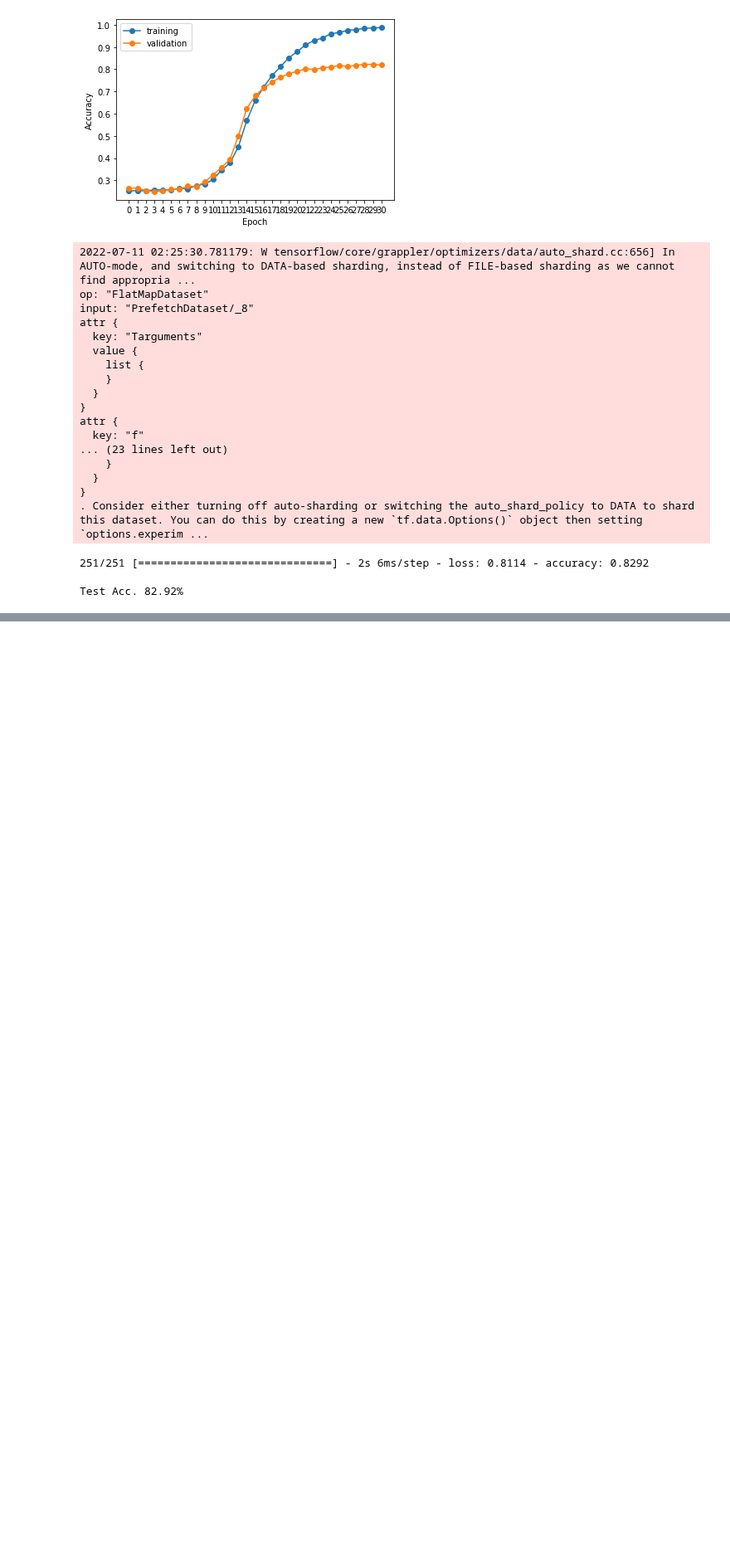
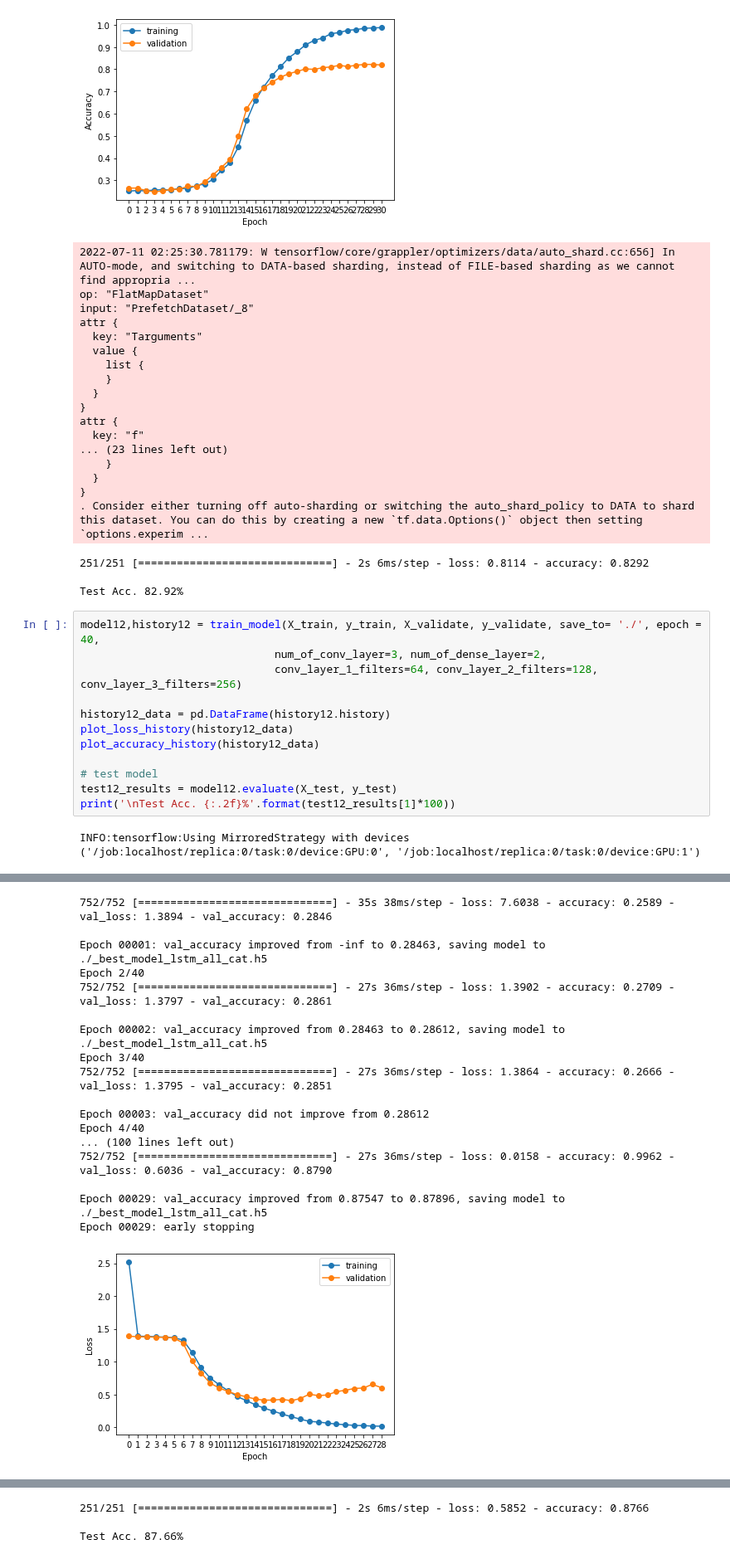
Before and after one commit to ronaldlee/eeg-feature-generation, a Jupyter notebook: CNN_model_on_GAMEEMO_features_dataset.ipynb, the cells around one changed output, grey strips where cells are left out. Shown at 83% size. Saved outputs shown, nothing was run; the diff lists cells and outputs as text; blank space fills up the shorter version.

```diff
--- a/CNN_model_on_GAMEEMO_features_dataset.ipynb
+++ b/CNN_model_on_GAMEEMO_features_dataset.ipynb
@@ -1319,3 +1319,17 @@ attr {
 251/251 [==============================] - 2s 6ms/step - loss: 0.8114 - accuracy: 0.8292
 
 Test Acc. 82.92%
+# %%
+model12,history12 = train_model(X_train, y_train, X_validate, y_validate, save_to= './', epoch = 40,
+                              num_of_conv_layer=3, num_of_dense_layer=2,
+                              conv_layer_1_filters=64, conv_layer_2_filters=128, conv_layer_3_filters=256)
+
+history12_data = pd.DataFrame(history12.history)
+plot_loss_history(history12_data)
+plot_accuracy_history(history12_data)
+
+# test model
+test12_results = model12.evaluate(X_test, y_test)
+print('\nTest Acc. {:.2f}%'.format(test12_results[1]*100))
+# %% [output]
+INFO:tensorflow:Using MirroredStrategy with devices ('/job:localhost/replica:0/task:0/device:GPU:0', '/job:localhost/replica:0/task:0/device:GPU:1')
@@ -1321,0 +1415,18 @@ Test Acc. 82.92%
+752/752 [==============================] - 35s 38ms/step - loss: 7.6038 - accuracy: 0.2589 - val_loss: 1.3894 - val_accuracy: 0.2846
+
+Epoch 00001: val_accuracy improved from -inf to 0.28463, saving model to ./_best_model_lstm_all_cat.h5
+Epoch 2/40
+752/752 [==============================] - 27s 36ms/step - loss: 1.3902 - accuracy: 0.2709 - val_loss: 1.3797 - val_accuracy: 0.2861
+
+Epoch 00002: val_accuracy improved from 0.28463 to 0.28612, saving model to ./_best_model_lstm_all_cat.h5
+Epoch 3/40
+752/752 [==============================] - 27s 36ms/step - loss: 1.3864 - accuracy: 0.2666 - val_loss: 1.3795 - val_accuracy: 0.2851
+
+Epoch 00003: val_accuracy did not improve from 0.28612
+Epoch 4/40
+... (100 lines left out)
+752/752 [==============================] - 27s 36ms/step - loss: 0.0158 - accuracy: 0.9962 - val_loss: 0.6036 - val_accuracy: 0.8790
+
+Epoch 00029: val_accuracy improved from 0.87547 to 0.87896, saving model to ./_best_model_lstm_all_cat.h5
+Epoch 00029: early stopping
+[figure, added]
@@ -1321,0 +1451,3 @@ Test Acc. 82.92%
+251/251 [==============================] - 2s 6ms/step - loss: 0.5852 - accuracy: 0.8766
+
+Test Acc. 87.66%
```
Also changed, not shown: parts of 4 cells of this notebook.
